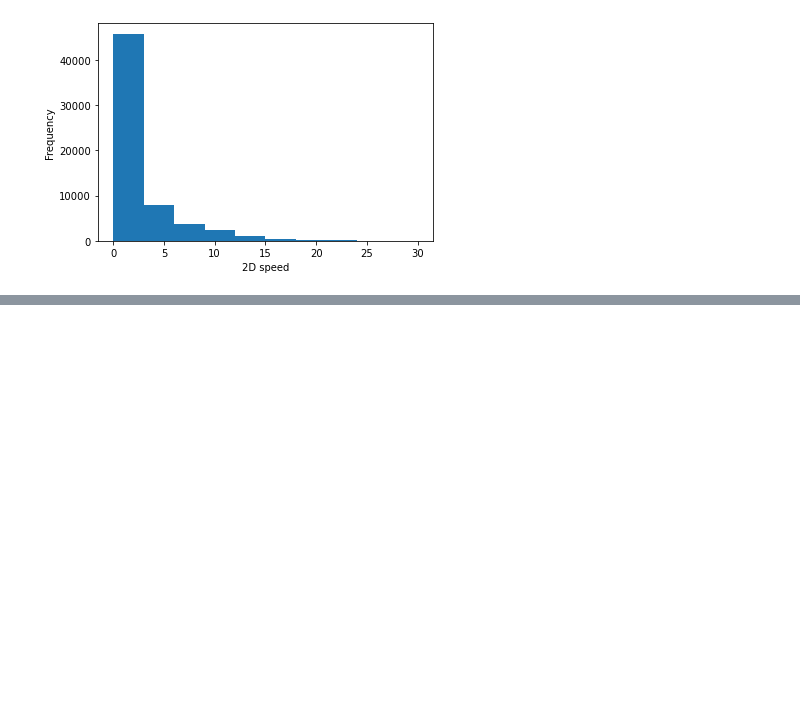
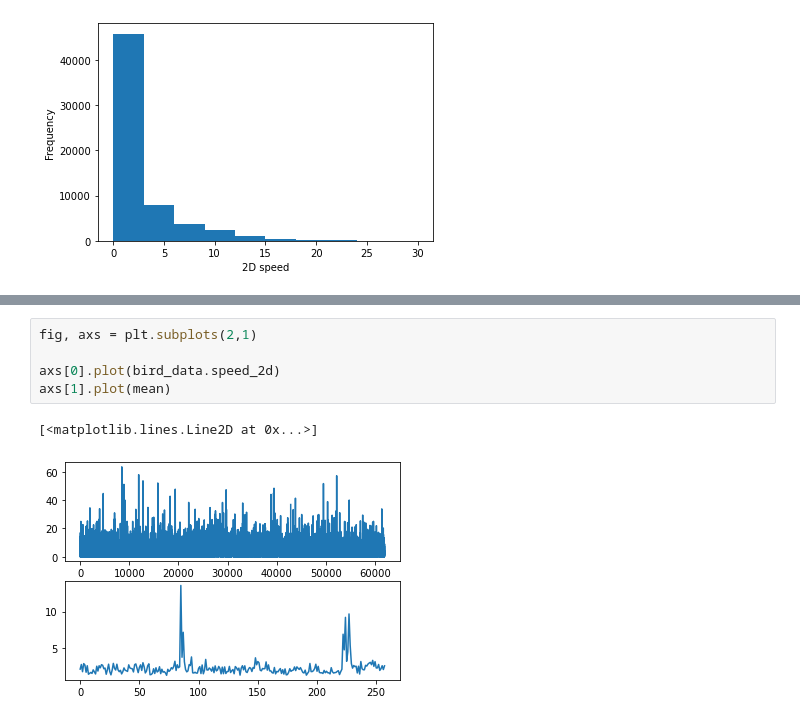
Before and after one commit to maby200/PythonForResearch, a Jupyter notebook: 4-week/5th-case/bird-migration.ipynb, the cells around one changed output, grey strips where cells are left out. Drawn from its saved outputs; the diff is of its cells as text; blank space fills up the shorter version.

```diff
--- a/4-week/5th-case/bird-migration.ipynb
+++ b/4-week/5th-case/bird-migration.ipynb
@@ -71,0 +121,8 @@ Text(0.5, 0, '2D speed')
+# %%
+fig, axs = plt.subplots(2,1)
+
+axs[0].plot(bird_data.speed_2d)
+axs[1].plot(mean)
+# %% [output]
+[<matplotlib.lines.Line2D at 0x...>]
+[figure, added]
```
Also changed, not shown: parts of 10 cells of this notebook, 1 other file.
